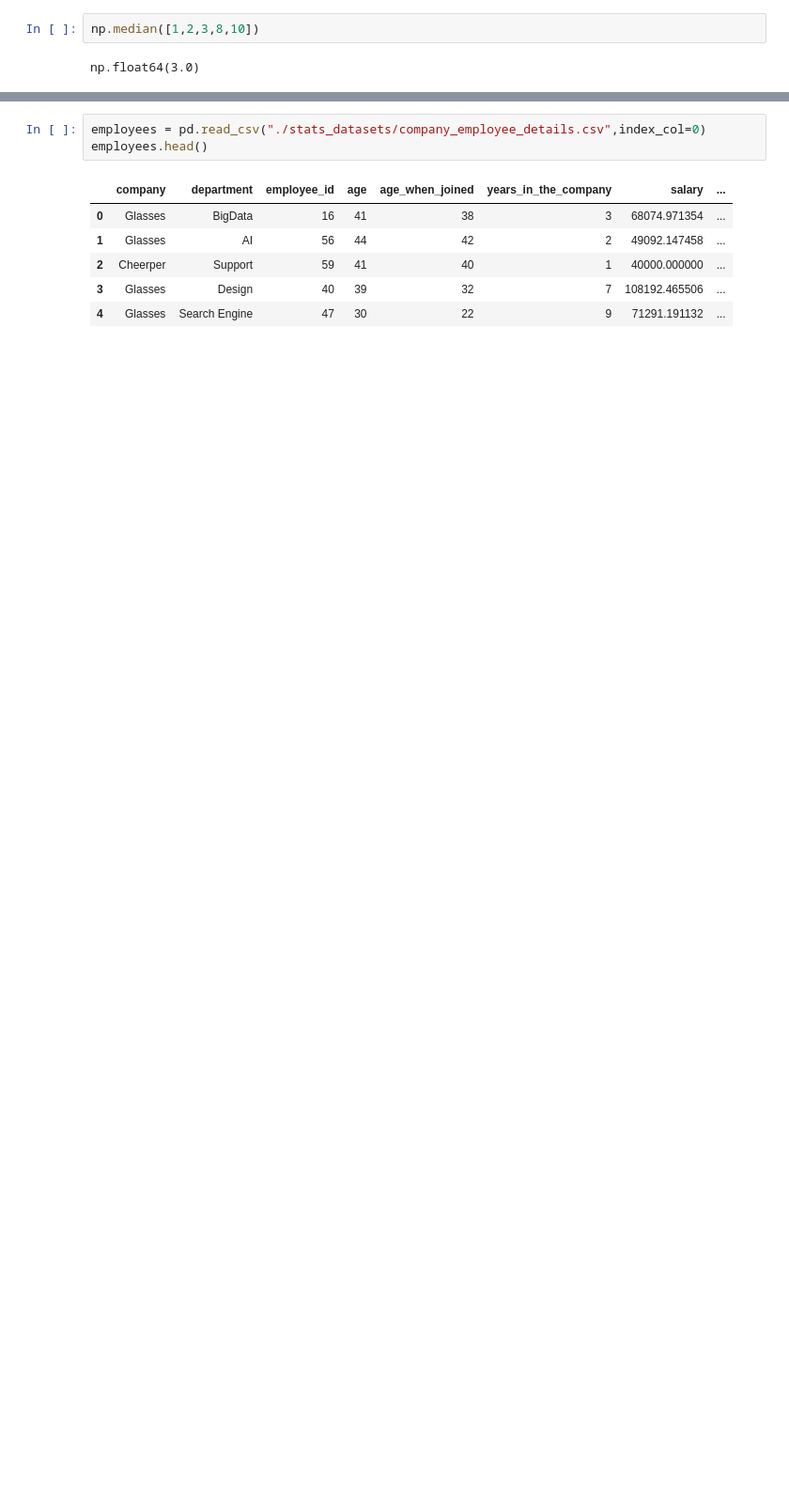
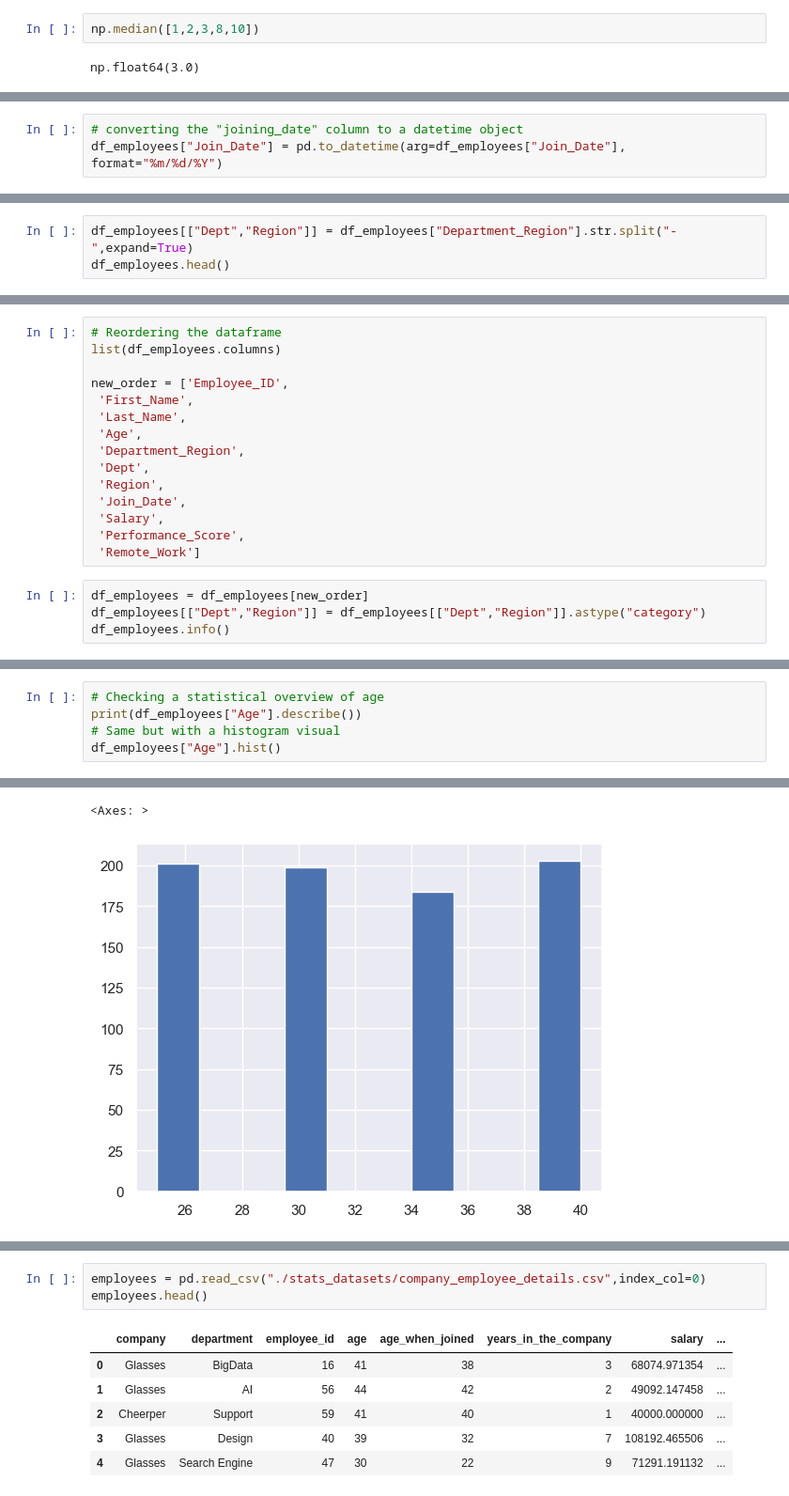
Before and after one commit to abhijeet-bhambere/statistics_in_python, a Jupyter notebook: statsinpython_rev1.ipynb, the cells around one changed output, grey strips where cells are left out. Shown at 94% size. Drawn from its saved outputs; the diff is of its cells as text; blank space fills up the shorter version.

```diff
--- a/statsinpython_rev1.ipynb
+++ b/statsinpython_rev1.ipynb
@@ -476,0 +1069,3 @@ ______
+# %%
+# converting the "joining_date" column to a datetime object
+df_employees["Join_Date"] = pd.to_datetime(arg=df_employees["Join_Date"], format="%m/%d/%Y")
@@ -476,0 +1077,3 @@ ______
+# %%
+df_employees[["Dept","Region"]] = df_employees["Department_Region"].str.split("-",expand=True)
+df_employees.head()
@@ -476,0 +1089,19 @@ ______
+# %%
+# Reordering the dataframe
+list(df_employees.columns)
+
+new_order = ['Employee_ID',
+ 'First_Name',
+ 'Last_Name',
+ 'Age',
+ 'Department_Region',
+ 'Dept',
+ 'Region',
+ 'Join_Date',
+ 'Salary',
+ 'Performance_Score',
+ 'Remote_Work']
+# %%
+df_employees = df_employees[new_order]
+df_employees[["Dept","Region"]] = df_employees[["Dept","Region"]].astype("category")
+df_employees.info()
@@ -476,0 +1132,6 @@ ______
+# %%
+# Checking a statistical overview of age
+print(df_employees["Age"].describe())
+# Same but with a histogram visual
+df_employees["Age"].hist()
+# %% [output]
@@ -476,0 +1147,2 @@ ______
+<Axes: >
+[figure, added]
```
Also changed, not shown: parts of 253 cells of this notebook.
